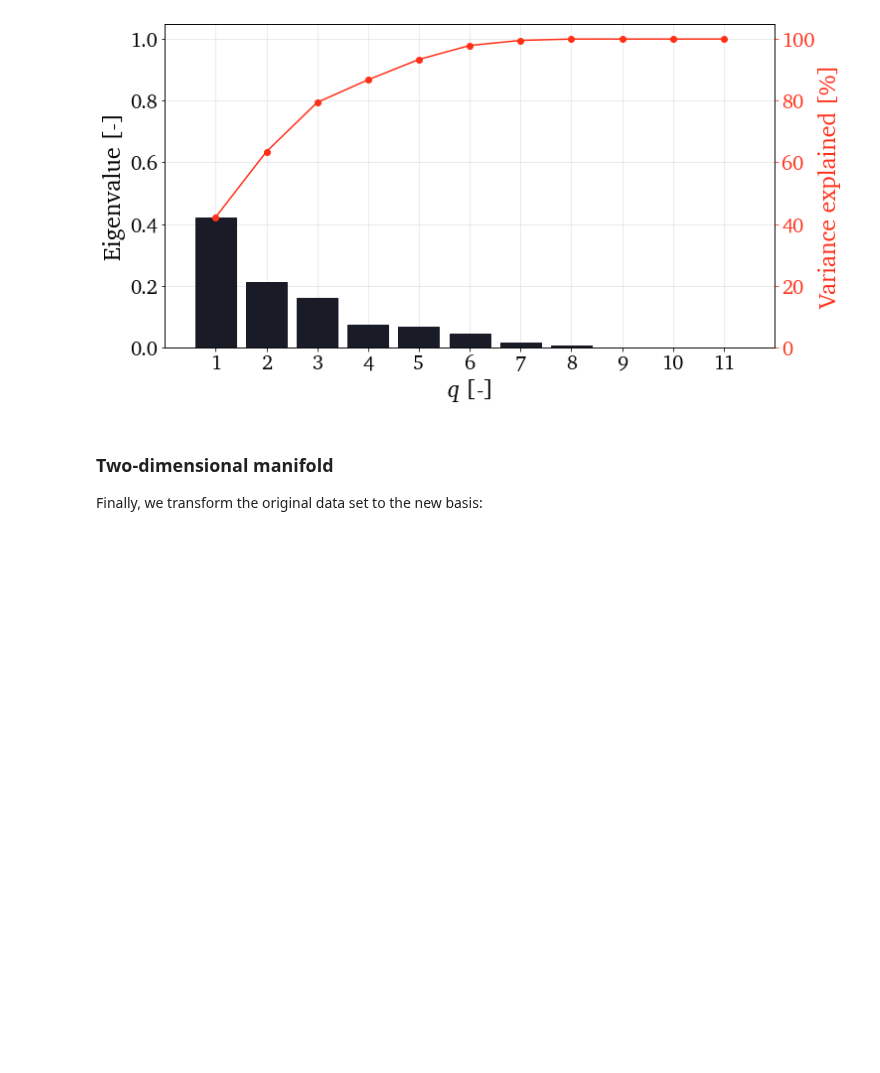
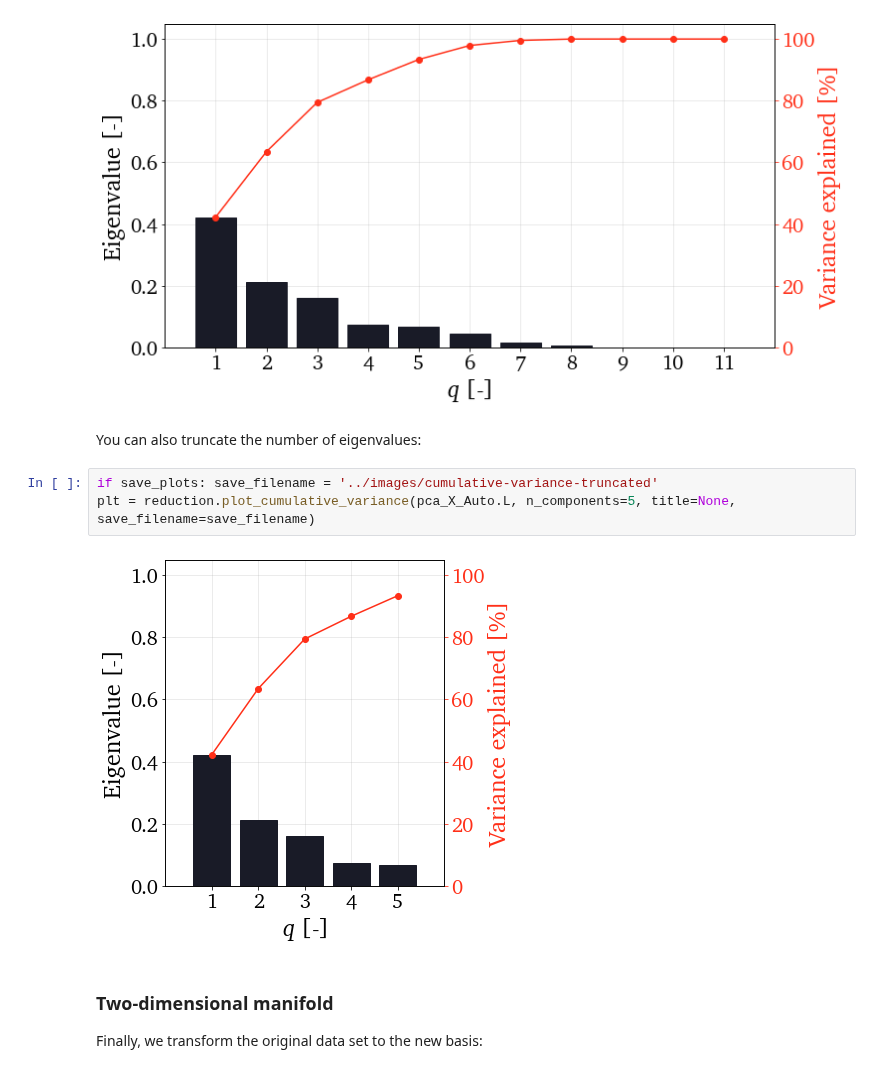
Before and after one commit to kamilazdybal/PCAfold, a Jupyter notebook: docs/tutorials/demo-pca.ipynb, the cells around one changed output. Saved outputs shown, nothing was run; the diff lists cells and outputs as text; blank space fills up the shorter version.

```diff
--- a/docs/tutorials/demo-pca.ipynb
+++ b/docs/tutorials/demo-pca.ipynb
@@ -288,6 +288,13 @@ if save_plots: save_filename = '../images/cumulative-variance'
 plt = reduction.plot_cumulative_variance(pca_X_Auto.L, n_components=0, title=None, save_filename=save_filename)
 # %% [output]
 [figure]
+# %% [markdown]
+You can also truncate the number of eigenvalues:
+# %%
+if save_plots: save_filename = '../images/cumulative-variance-truncated'
+plt = reduction.plot_cumulative_variance(pca_X_Auto.L, n_components=5, title=None, save_filename=save_filename)
+# %% [output]
+[figure, added]
 # %% [markdown]
 ### Two-dimensional manifold
 
```
Also changed, not shown: parts of 4 cells of this notebook, 2 other files.
